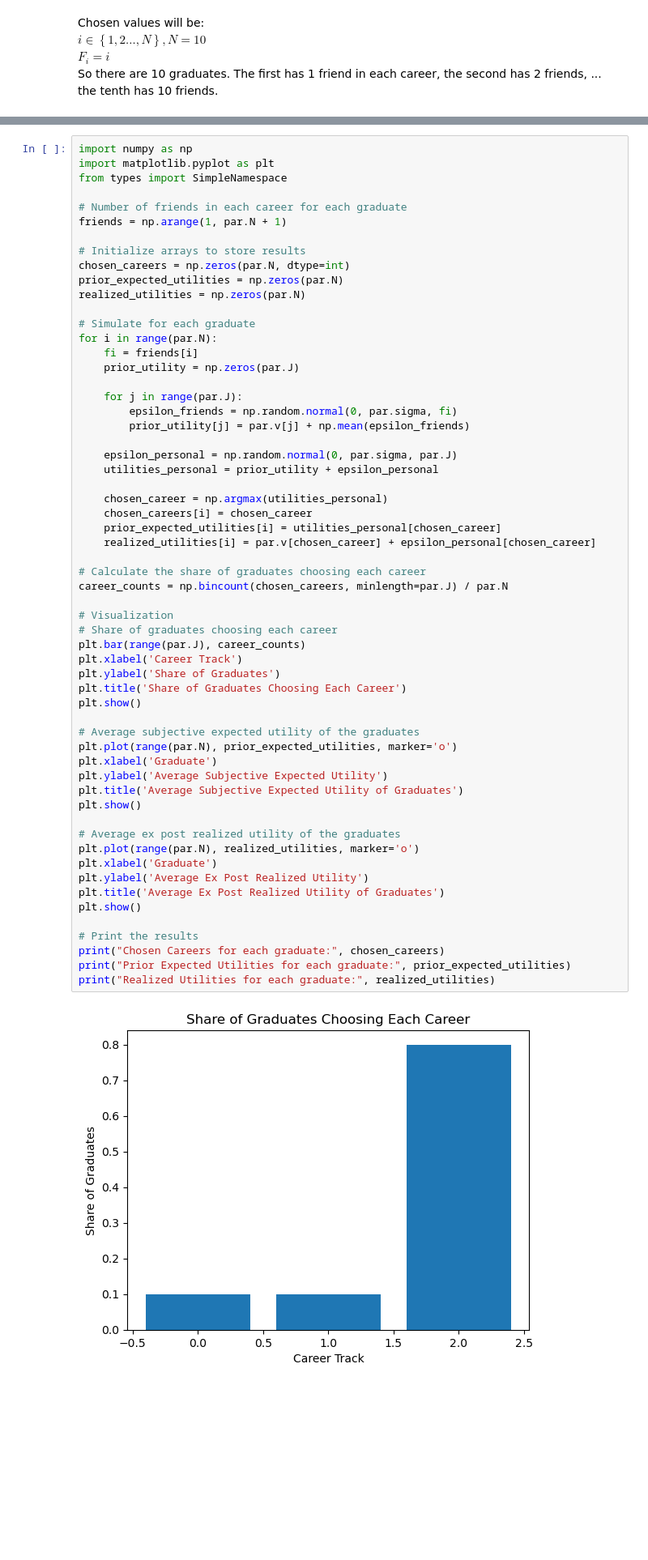
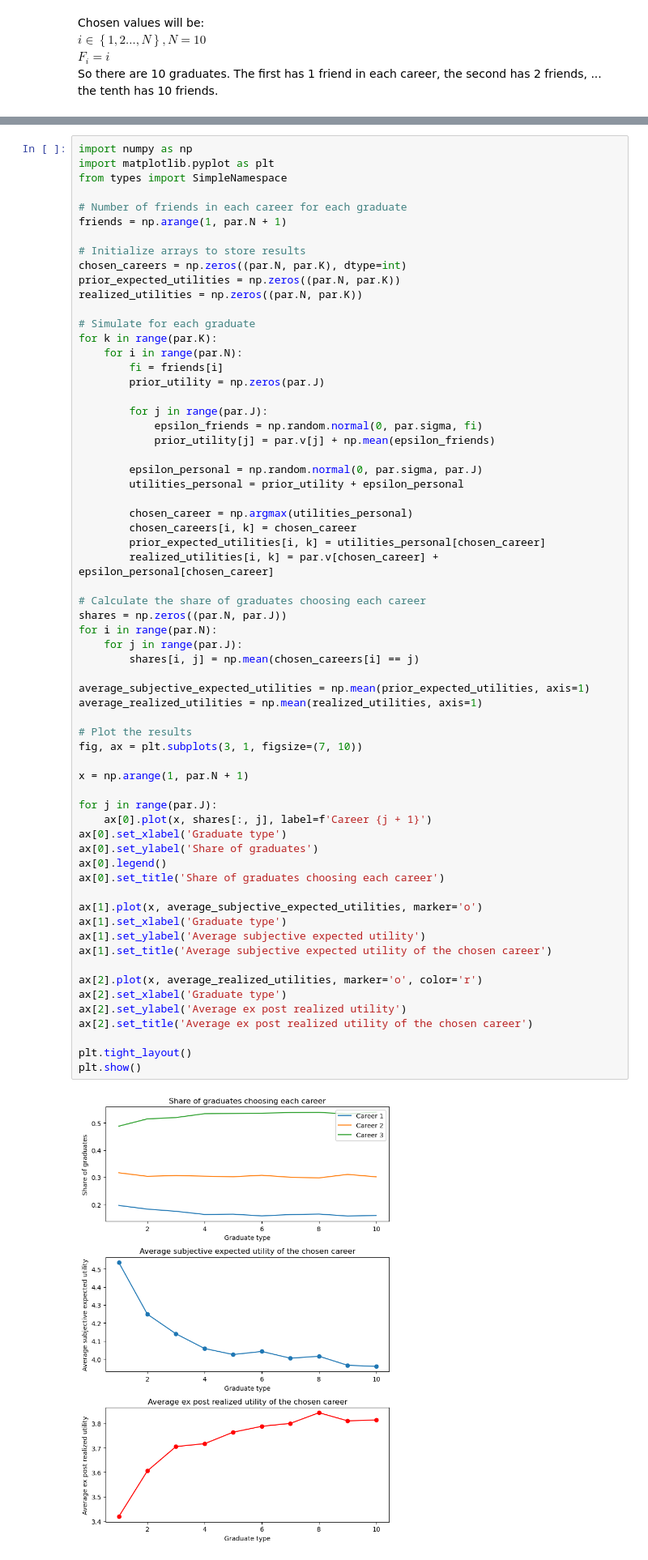
Before and after one commit to NumEconCopenhagen/projects-2024-mikkel-nikolas, a Jupyter notebook: Examproject/exam_2024.ipynb, the cells around one changed output, grey strips where cells are left out. Shown at 81% size. Saved outputs shown, nothing was run; the diff lists cells and outputs as text; blank space fills up the shorter version.

```diff
--- a/Examproject/exam_2024.ipynb
+++ b/Examproject/exam_2024.ipynb
@@ -378,61 +378,66 @@ For each graduate $i$.
 # %%
 import numpy as np
 import matplotlib.pyplot as plt
 from types import SimpleNamespace
 
 # Number of friends in each career for each graduate
 friends = np.arange(1, par.N + 1)
 
 # Initialize arrays to store results
-chosen_careers = np.zeros(par.N, dtype=int)
-prior_expected_utilities = np.zeros(par.N)
-realized_utilities = np.zeros(par.N)
+chosen_careers = np.zeros((par.N, par.K), dtype=int)
+prior_expected_utilities = np.zeros((par.N, par.K))
+realized_utilities = np.zeros((par.N, par.K))
 
 # Simulate for each graduate
-for i in range(par.N):
-    fi = friends[i]
-    prior_utility = np.zeros(par.J)
+for k in range(par.K):
+    for i in range(par.N):
+        fi = friends[i]
+        prior_utility = np.zeros(par.J)
 
-    for j in range(par.J):
-        epsilon_friends = np.random.normal(0, par.sigma, fi)
-        prior_utility[j] = par.v[j] + np.mean(epsilon_friends)
+        for j in range(par.J):
+            epsilon_friends = np.random.normal(0, par.sigma, fi)
+            prior_utility[j] = par.v[j] + np.mean(epsilon_friends)
 
-    epsilon_personal = np.random.normal(0, par.sigma, par.J)
-    utilities_personal = prior_utility + epsilon_personal
+        epsilon_personal = np.random.normal(0, par.sigma, par.J)
+        utilities_personal = prior_utility + epsilon_personal
 
-    chosen_career = np.argmax(utilities_personal)
-    chosen_careers[i] = chosen_career
-    prior_expected_utilities[i] = utilities_personal[chosen_career]
-    realized_utilities[i] = par.v[chosen_career] + epsilon_personal[chosen_career]
+        chosen_career = np.argmax(utilities_personal)
+        chosen_careers[i, k] = chosen_career
+        prior_expected_utilities[i, k] = utilities_personal[chosen_career]
+        realized_utilities[i, k] = par.v[chosen_career] + epsilon_personal[chosen_career]
 
 # Calculate the share of graduates choosing each career
-career_counts = np.bincount(chosen_careers, minlength=par.J) / par.N
+shares = np.zeros((par.N, par.J))
+for i in range(par.N):
+    for j in range(par.J):
+        shares[i, j] = np.mean(chosen_careers[i] == j)
 
-# Visualization
-# Share of graduates choosing each career
-plt.bar(range(par.J), career_counts)
-plt.xlabel('Career Track')
-plt.ylabel('Share of Graduates')
-plt.title('Share of Graduates Choosing Each Career')
+average_subjective_expected_utilities = np.mean(prior_expected_utilities, axis=1)
+average_realized_utilities = np.mean(realized_utilities, axis=1)
+
+# Plot the results
+fig, ax = plt.subplots(3, 1, figsize=(7, 10))
+
+x = np.arange(1, par.N + 1)
+
+for j in range(par.J):
+    ax[0].plot(x, shares[:, j], label=f'Career {j + 1}')
+ax[0].set_xlabel('Graduate type')
+ax[0].set_ylabel('Share of graduates')
+ax[0].legend()
+ax[0].set_title('Share of graduates choosing each career')
+
+ax[1].plot(x, average_subjective_expected_utilities, marker='o')
+ax[1].set_xlabel('Graduate type')
+ax[1].set_ylabel('Average subjective expected utility')
+ax[1].set_title('Average subjective expected utility of the chosen career')
+
+ax[2].plot(x, average_realized_utilities, marker='o', color='r')
+ax[2].set_xlabel('Graduate type')
+ax[2].set_ylabel('Average ex post realized utility')
+ax[2].set_title('Average ex post realized utility of the chosen career')
+
+plt.tight_layout()
 plt.show()
-
-# Average subjective expected utility of the graduates
-plt.plot(range(par.N), prior_expected_utilities, marker='o')
-plt.xlabel('Graduate')
-plt.ylabel('Average Subjective Expected Utility')
-plt.title('Average Subjective Expected Utility of Graduates')
-plt.show()
-
-# Average ex post realized utility of the graduates
-plt.plot(range(par.N), realized_utilities, marker='o')
-plt.xlabel('Graduate')
-plt.ylabel('Average Ex Post Realized Utility')
-plt.title('Average Ex Post Realized Utility of Graduates')
-plt.show()
-
-# Print the results
-print("Chosen Careers for each graduate:", chosen_careers)
-print("Prior Expected Utilities for each graduate:", prior_expected_utilities)
-print("Realized Utilities for each graduate:", realized_utilities)
 # %% [output]
-[figure, old version]
+[figure, new version]
```
Also changed, not shown: parts of 3 cells of this notebook, 1 other file.
